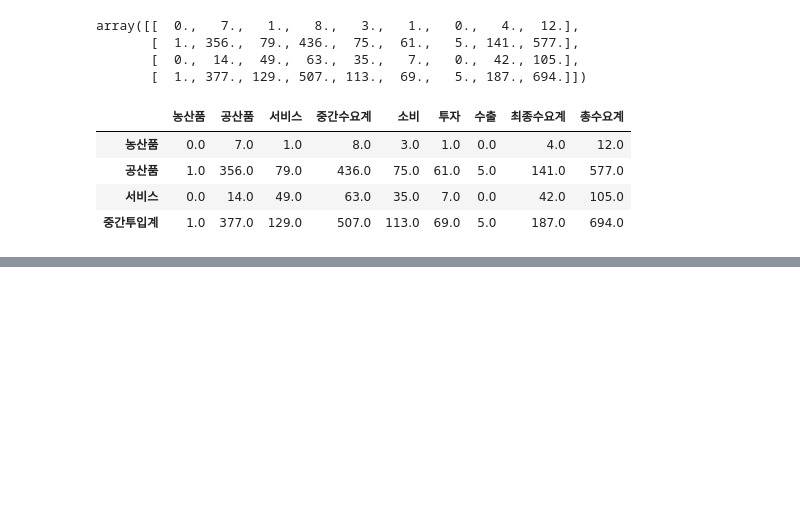
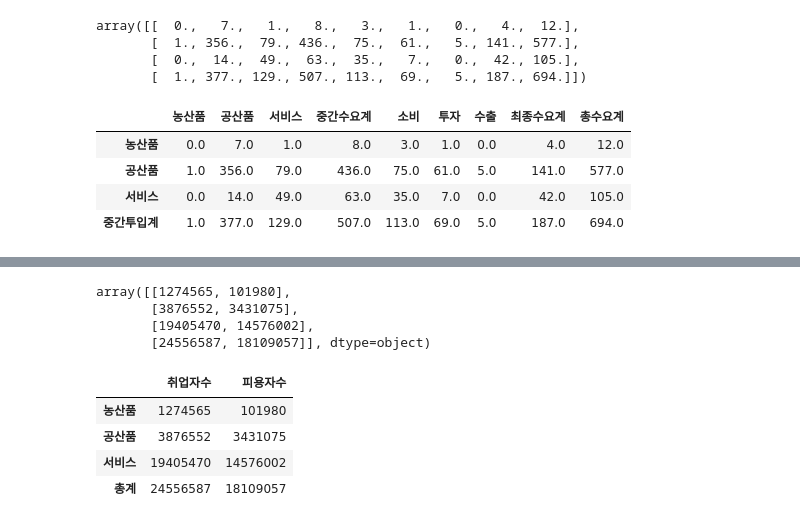
Before and after one commit to Tom-Jung/legendary-funicular, a Jupyter notebook: Ch3. 산업연관표의 유형(부문 통합).ipynb, the cells around one changed output, grey strips where cells are left out. Drawn from its saved outputs; the diff is of its cells as text; code cells hidden in the pictures; blank space fills up the shorter version.

```diff
--- a/Ch3. 산업연관표의 유형(부문 통합).ipynb
+++ b/Ch3. 산업연관표의 유형(부문 통합).ipynb
@@ -457,0 +460,7 @@ imp_F.to_csv('수입거래표_3부문.csv', encoding="utf-8-sig")
+# %%
+url_emp = "https://raw.githubusercontent.com/Tom-Jung/legendary-funicular/main/Employment.csv"  # 취업(고용) 인원불러오기
+emp_3s = pd.read_csv(url_emp)
+# %%
+emp = emp_3s.to_numpy()
+empp = emp[:-1,2:] #인원만 가져오기
+empp
@@ -457,0 +485,20 @@ imp_F.to_csv('수입거래표_3부문.csv', encoding="utf-8-sig")
+# %%
+emp_3=code@empp
+emp_sm = emp_3.sum(axis=0).reshape([1,2])
+emp_3_f = np.concatenate((emp_3,emp_sm), axis=0)
+emp_3_f
+# %% [output]
+array([[1274565, 101980],
+       [3876552, 3431075],
+       [19405470, 14576002],
+       [24556587, 18109057]], dtype=object)
+# %%
+emp_F = pd.DataFrame(emp_3_f, columns = ['취업자수', '피용자수'],
+                     index=['농산품', '공산품', '서비스', '총계']) # 변수명 붙여서 pandas로 내보내기
+emp_F
+# %% [output]
+|  | 취업자수 | 피용자수 |
+| 농산품 | 1274565 | 101980 |
+| 공산품 | 3876552 | 3431075 |
+| 서비스 | 19405470 | 14576002 |
+| 총계 | 24556587 | 18109057 |
```
Also changed, not shown: parts of 3 cells of this notebook.
